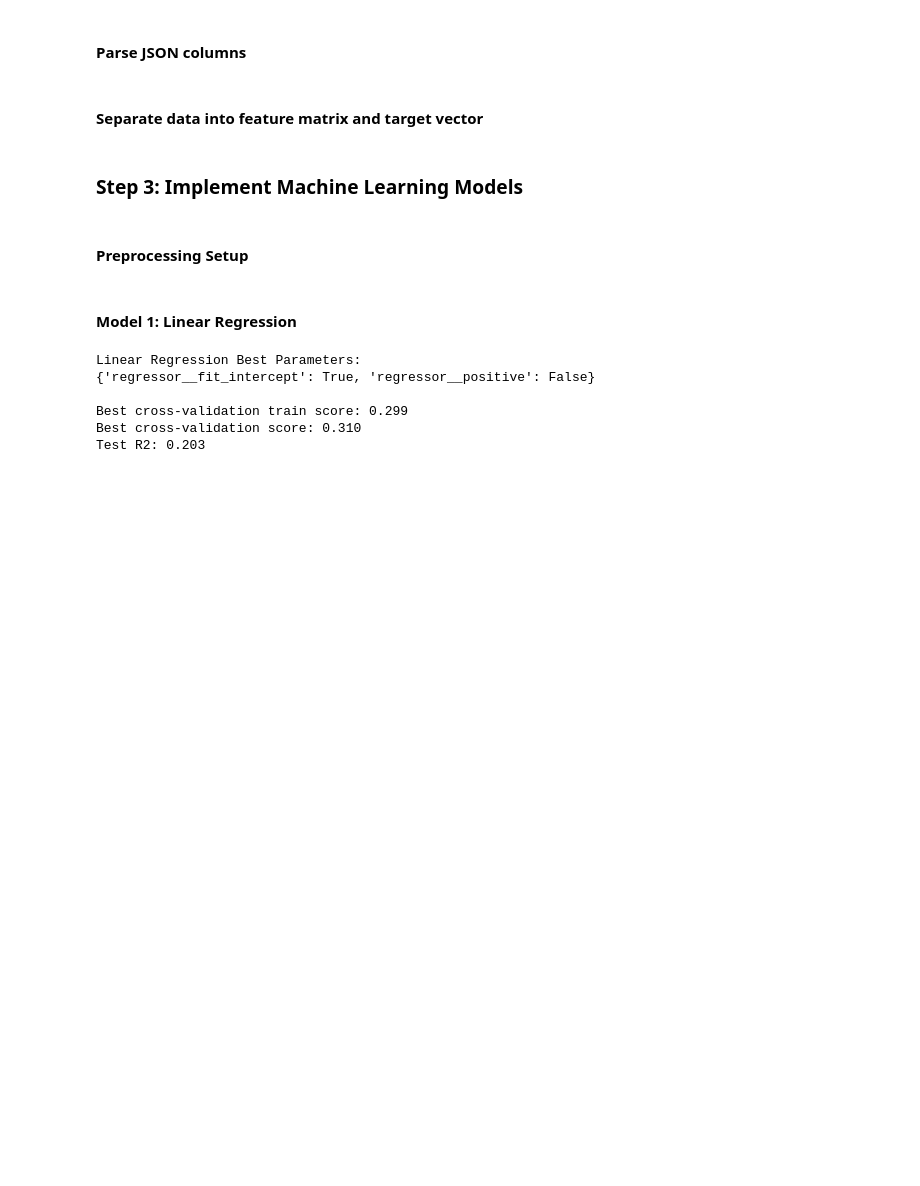
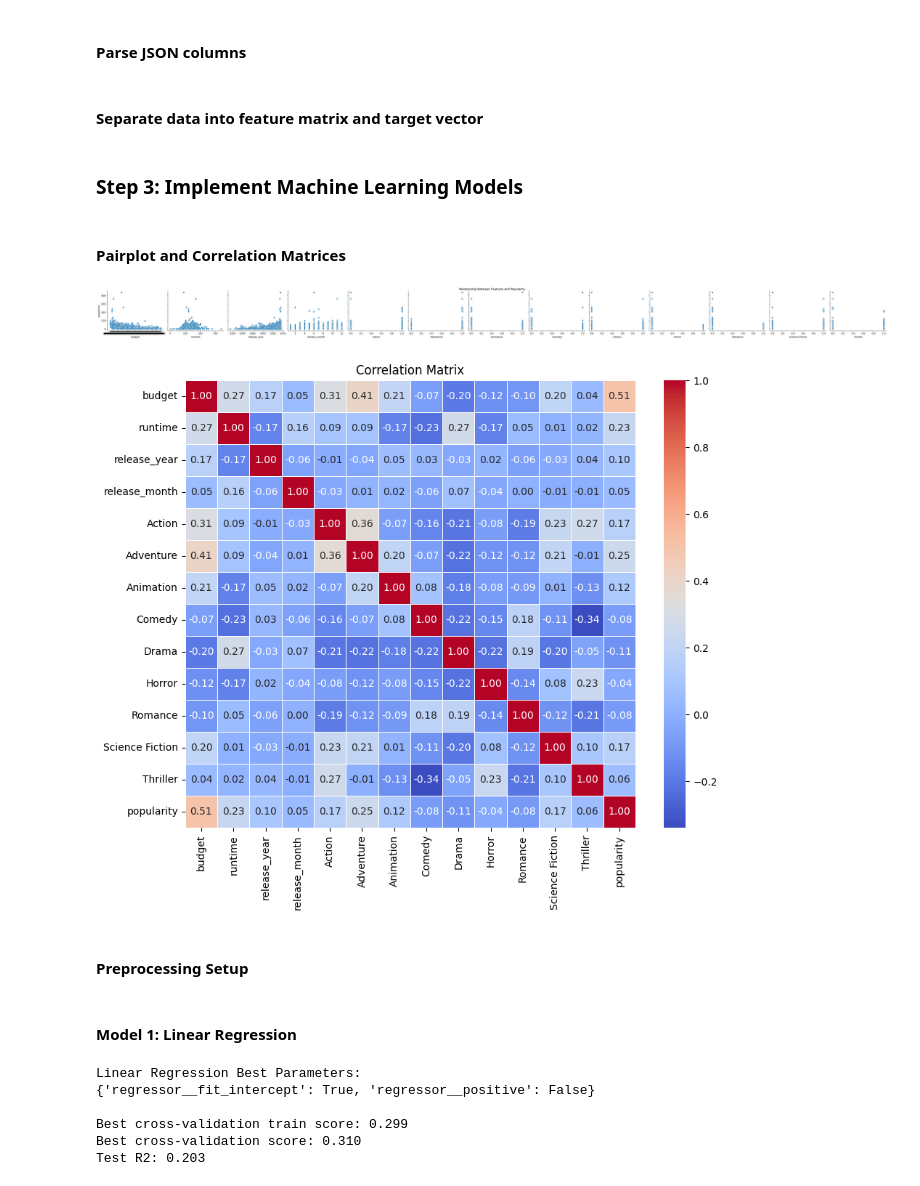
Before and after one commit to zacharyL16/ENSF444ProjectGroup31, a Jupyter notebook: Final Project.ipynb, the cells around one changed output. Saved outputs shown, nothing was run; the diff lists cells and outputs as text; code cells hidden in the pictures; blank space fills up the shorter version.

```diff
--- a/Final Project.ipynb
+++ b/Final Project.ipynb
@@ -132,6 +132,26 @@ y = data[target]
 # %%
 # Split the data into training and testing sets
 X_train, X_test, y_train, y_test = train_test_split(X, y, test_size=0.1, random_state=0)
+# %% [markdown]
+#### Pairplot and Correlation Matrices
+# %%
+data = pd.concat([X, y], axis=1)
+
+# scatterplot of each feature vs target vector (popularity)
+sns.pairplot(data, x_vars=X.columns, y_vars='popularity', height=3, aspect=1.2)
+plt.suptitle("Relationship Between Features and Popularity", y=1.02)
+plt.show()
+
+corr_matrix = data.corr()
+
+# Demonstrates how strongly each feature is correlated with the target vector
+plt.figure(figsize=(10, 8))
+sns.heatmap(corr_matrix, annot=True, cmap='coolwarm', fmt=".2f", linewidths=0.5)
+plt.title("Correlation Matrix")
+plt.show()
+# %% [output]
+[figure, added]
+[figure, added]
 # %% [markdown]
 #### Preprocessing Setup
 # %%
```
Also changed, not shown: parts of 4 cells of this notebook.
